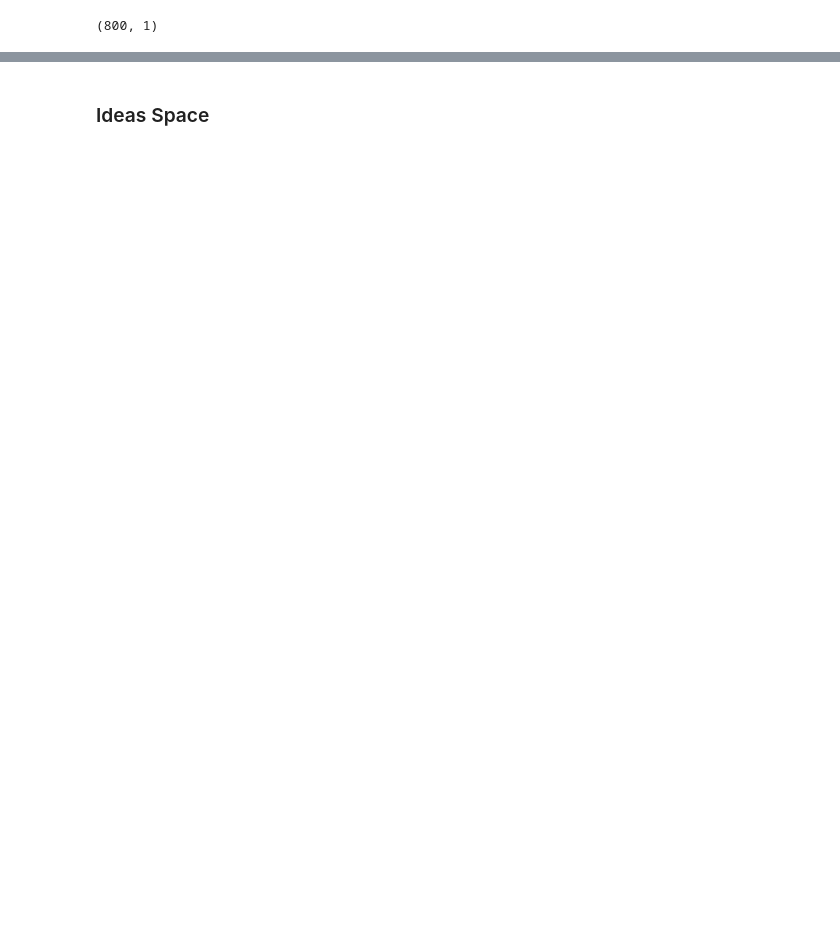
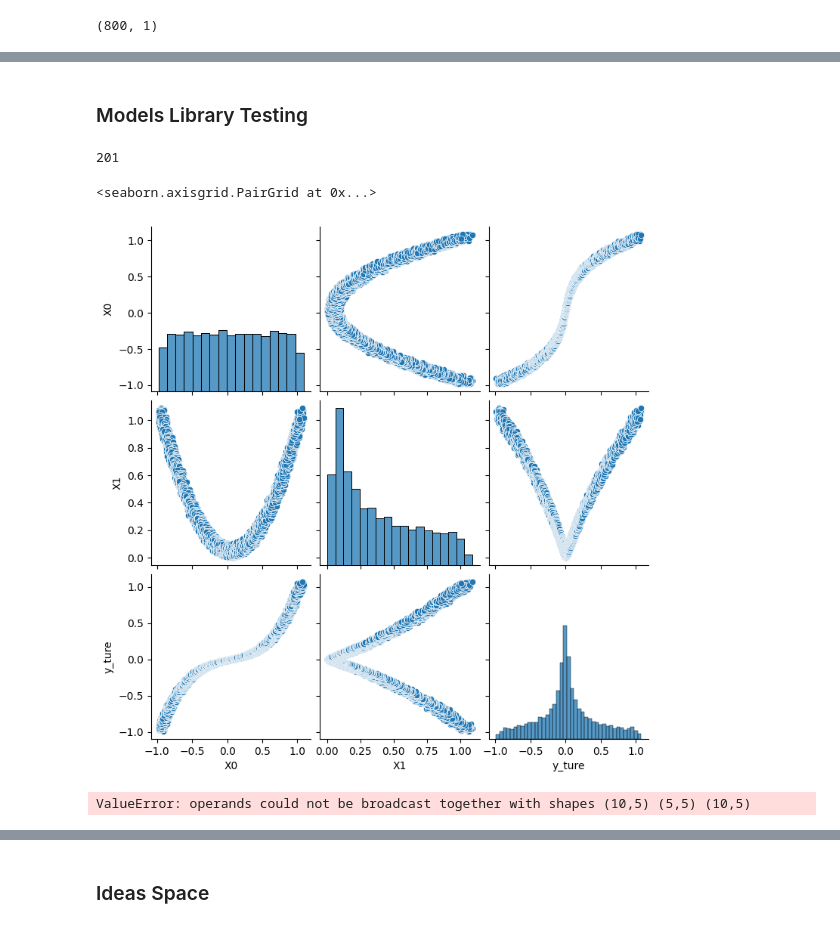
Before and after one commit to Jakkarin-Promsee/ML01-linear-regression-from-scratch, a Jupyter notebook: main.ipynb, the cells around one changed output, grey strips where cells are left out. Saved outputs shown, nothing was run; the diff lists cells and outputs as text; code cells hidden in the pictures; blank space fills up the shorter version.

Commit message:
feat: add linear regression class

```diff
--- a/main.ipynb
+++ b/main.ipynb
@@ -660,0 +661,2 @@ plt.show()
+# %% [markdown]
+### Models Library Testing
@@ -660,0 +672,37 @@ plt.show()
+# %%
+model.total_params()
+# %% [output]
+201
+# %%
+sample_dim = 4000
+input_dim = 2
+output_dim = 1
+split_ration = 0.8
+
+# Generate some linear sample_dim data
+# linear [sample_dim_dim, 1]
+linear = np.linspace(-1, 1, sample_dim).reshape(-1, 1)
+
+# z [sample_dim, output_dim]
+y_true = np.pow(linear,3)*0.8 + np.pow(linear, 1)*0.2 + np.pow(linear,2)*np.random.rand(sample_dim,output_dim)*0.1
+
+# X [sample_dim, input_dim]
+X = np.column_stack((linear, np.pow(linear, 2))).reshape(sample_dim, input_dim)+ np.random.rand(sample_dim,input_dim)*0.1
+
+# Split dataset
+X_train, y_train, X_eval, y_eval = ut.split_data(X, y_true, split_ration)
+y_pred = np.random.rand(y_eval.shape[0], y_eval.shape[1])
+# %%
+# put your inputs and outputs together in one DataFrame
+df = pd.DataFrame(X, columns=[f"X{i}" for i in range(X.shape[1])])
+df["y_ture"] = y_true if y_true.ndim == 1 else y_true[:,0]
+
+# make the pairplot
+sns.pairplot(df)
+# %% [output]
+<seaborn.axisgrid.PairGrid at 0x...>
+[figure, added]
+# %%
+model.fit(X, y_true, epochs=50, batch_size=4, learning_rate=0.001)
+# %% [output]
+ValueError: operands could not be broadcast together with shapes (10,5) (5,5) (10,5)
```
Also changed, not shown: parts of 16 cells of this notebook, 1 other file.
